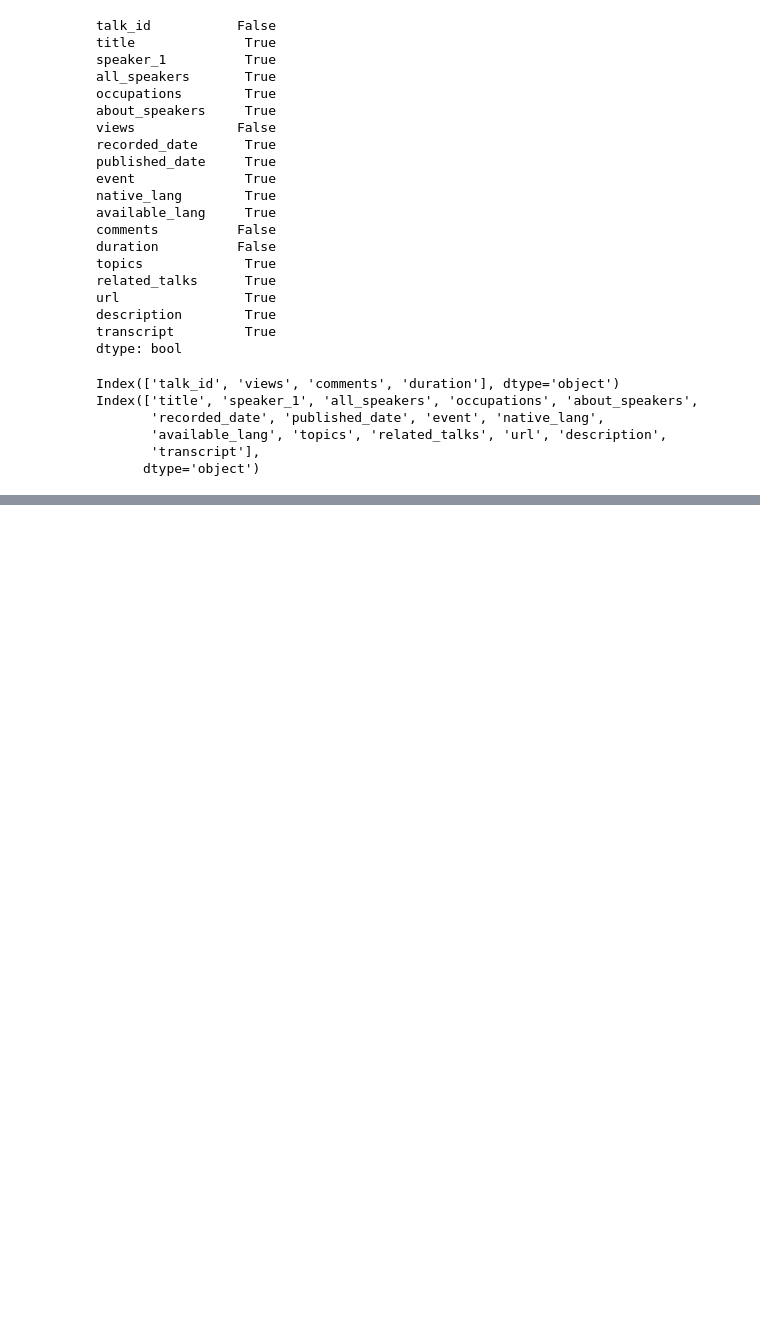
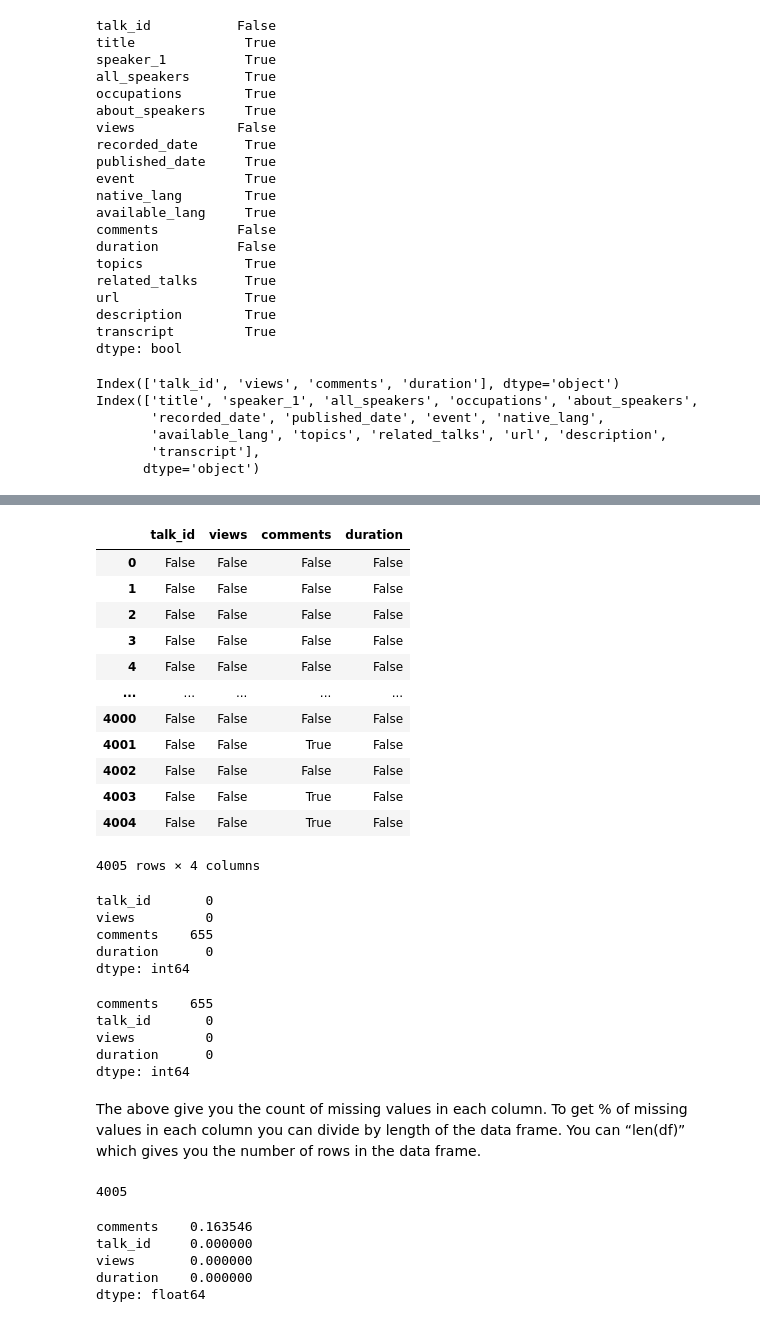
Before and after one commit to adilimam12/Regression-capstone-project2, a Jupyter notebook: TED_Talk_Views_Prediction_.ipynb, the cells around one changed output, grey strips where cells are left out. Drawn from its saved outputs; the diff is of its cells as text; code cells hidden in the pictures; blank space fills up the shorter version.

```diff
--- a/TED_Talk_Views_Prediction_.ipynb
+++ b/TED_Talk_Views_Prediction_.ipynb
@@ -181,0 +190,49 @@ tedtalk_df[num_vars]
+# %%
+# function to find out all the fields which have missing values
+tedtalk_df[num_vars].isnull()
+# %% [output]
+|  | talk_id | views | comments | duration |
+| 0 | False | False | False | False |
+| 1 | False | False | False | False |
+| 2 | False | False | False | False |
+| 3 | False | False | False | False |
+| 4 | False | False | False | False |
+| ... | ... | ... | ... | ... |
+| 4000 | False | False | False | False |
+| 4001 | False | False | True | False |
+| 4002 | False | False | False | False |
+| 4003 | False | False | True | False |
+| 4004 | False | False | True | False |
+4005 rows × 4 columns
+# %%
+#This will sum up all the True’s in each column from the step above
+tedtalk_df[num_vars].isnull().sum()
+# %% [output]
+talk_id       0
+views         0
+comments    655
+duration      0
+dtype: int64
+# %%
+#Its always good practice to sort the columns
+tedtalk_df[num_vars].isnull().sum().sort_values(ascending=False)
+# %% [output]
+comments    655
+talk_id       0
+views         0
+duration      0
+dtype: int64
+# %% [markdown]
+The above give you the count of missing values in each column. To get % of missing values in each column you can divide by length of the data frame. You can “len(df)” which gives you the number of rows in the data frame.
+# %%
+len(tedtalk_df)
+# %% [output]
+4005
+# %%
+tedtalk_df[num_vars].isnull().sum().sort_values(ascending=False)/len(tedtalk_df)
+# %% [output]
+comments    0.163546
+talk_id     0.000000
+views       0.000000
+duration    0.000000
+dtype: float64
```
Also changed, not shown: parts of 26 cells of this notebook.
